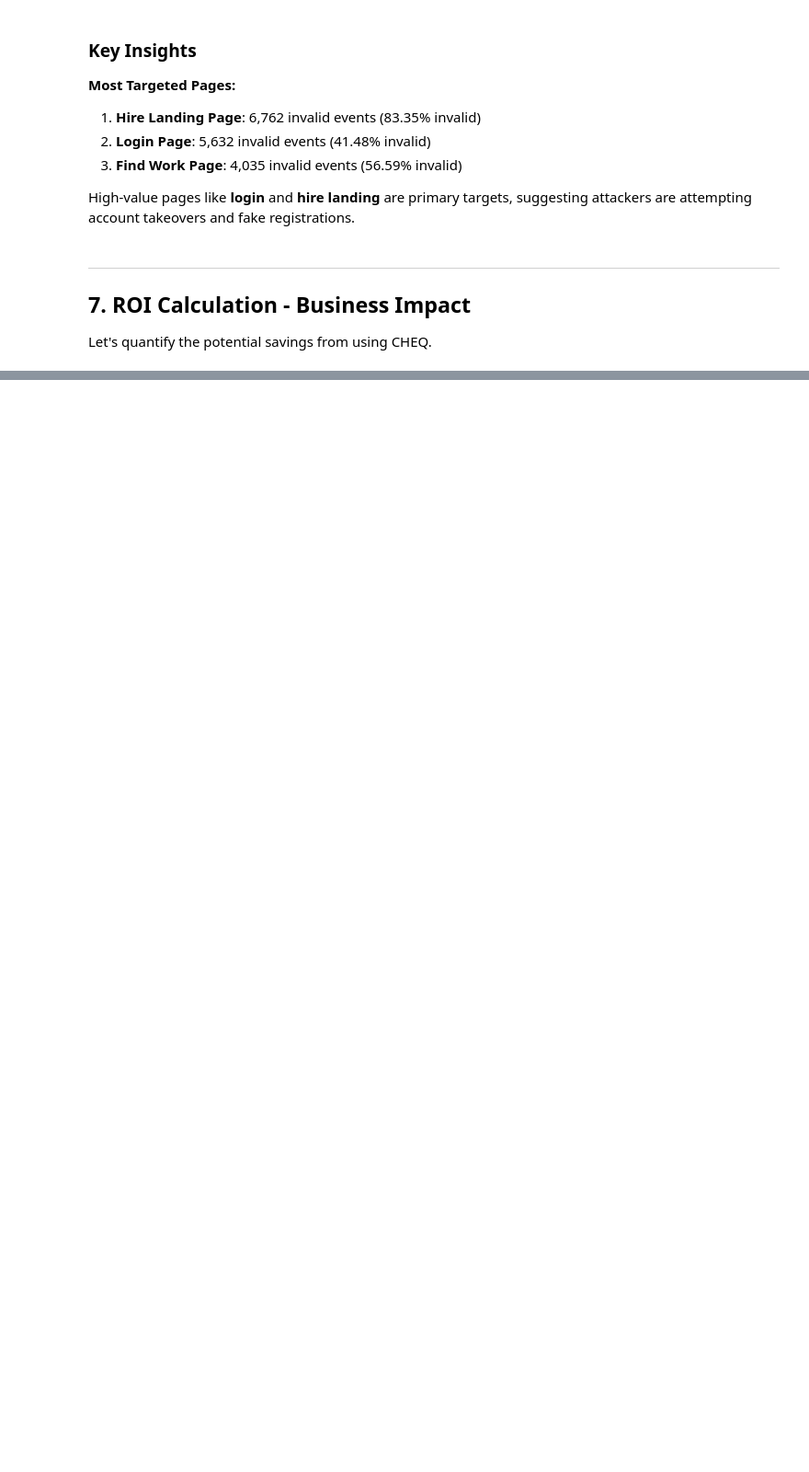
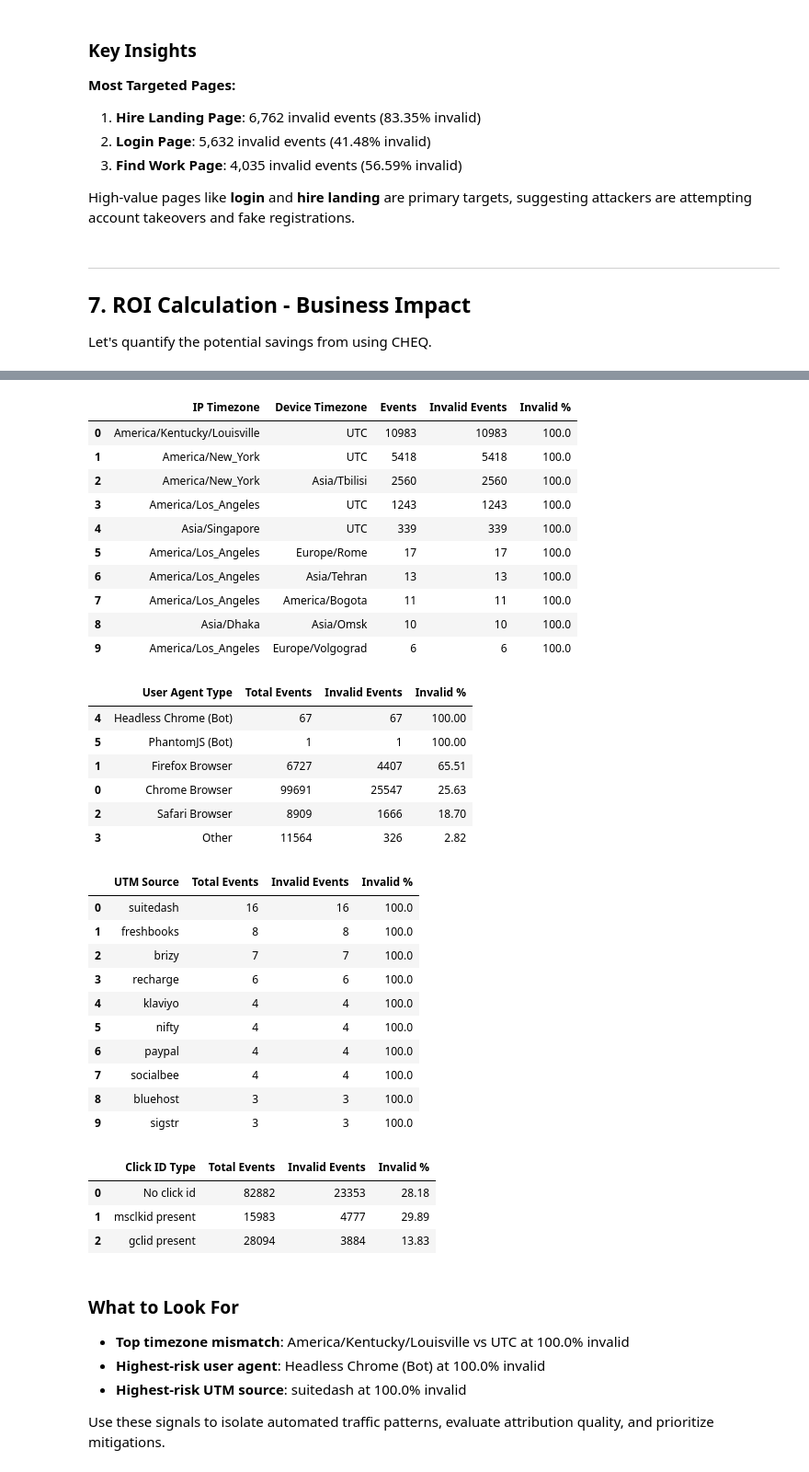
Before and after one commit to robertstanislauszokupski/cheq-traffic-analysis, a Jupyter notebook: DEMO.ipynb, the cells around one changed output, grey strips where cells are left out. Shown at 92% size. Saved outputs shown, nothing was run; the diff lists cells and outputs as text; code cells hidden in the pictures; blank space fills up the shorter version.

```diff
--- a/DEMO.ipynb
+++ b/DEMO.ipynb
@@ -542,3 +556,80 @@ display(Markdown(f"###  Financial Analysis\n\n{verdict}\n\n**Summary:**\n- **{to
+# %%
+display(Markdown("*Note:* Drill-down tables show rows with at least 25 events to reduce small-sample noise."))
+
+geo_results = db.execute_query(queries.GEO_DEVICE_MISMATCH)
+df_geo = pd.DataFrame(geo_results, columns=['IP Timezone', 'Device Timezone', 'Events', 'Invalid Events', 'Invalid %'])
+df_geo_sorted = df_geo.sort_values(['Invalid %', 'Events'], ascending=False)
+
+display(df_geo_sorted.head(10))
+
+ua_results = db.execute_query(queries.USER_AGENT_ANALYSIS)
+df_ua = pd.DataFrame(ua_results, columns=['User Agent Type', 'Total Events', 'Invalid Events', 'Invalid %'])
+df_ua_sorted = df_ua.sort_values('Invalid %', ascending=False)
+
+display(df_ua_sorted.head(10))
+
+utm_results = db.execute_query(queries.UTM_SOURCE_INVALID)
+df_utm = pd.DataFrame(utm_results, columns=['UTM Source', 'Total Events', 'Invalid Events', 'Invalid %'])
+
+display(df_utm)
+
+click_results = db.execute_query(queries.CLICK_ID_INVALID)
+df_click = pd.DataFrame(click_results, columns=['Click ID Type', 'Total Events', 'Invalid Events', 'Invalid %'])
+
+display(df_click)
+
+top_geo = df_geo_sorted.iloc[0]
+top_ua = df_ua_sorted.iloc[0]
+top_utm = df_utm.iloc[0]
+
+display(Markdown(
+    "### What to Look For\n\n"
+    f"- **Top timezone mismatch**: {top_geo['IP Timezone']} vs {top_geo['Device Timezone']} at {top_geo['Invalid %']:.1f}% invalid\n"
+    f"- **Highest-risk user agent**: {top_ua['User Agent Type']} at {top_ua['Invalid %']:.1f}% invalid\n"
+    f"- **Highest-risk UTM source**: {top_utm['UTM Source']} at {top_utm['Invalid %']:.1f}% invalid\n\n"
+    "Use these signals to isolate automated traffic patterns, evaluate attribution quality, and prioritize mitigations."
+))
+# %% [output]
+|  | IP Timezone | Device Timezone | Events | Invalid Events | Invalid % |
+| 0 | America/Kentucky/Louisville | UTC | 10983 | 10983 | 100.0 |
+| 1 | America/New_York | UTC | 5418 | 5418 | 100.0 |
+| 2 | America/New_York | Asia/Tbilisi | 2560 | 2560 | 100.0 |
+| 3 | America/Los_Angeles | UTC | 1243 | 1243 | 100.0 |
+| 4 | Asia/Singapore | UTC | 339 | 339 | 100.0 |
+| 5 | America/Los_Angeles | Europe/Rome | 17 | 17 | 100.0 |
+| 6 | America/Los_Angeles | Asia/Tehran | 13 | 13 | 100.0 |
+| 7 | America/Los_Angeles | America/Bogota | 11 | 11 | 100.0 |
+| 8 | Asia/Dhaka | Asia/Omsk | 10 | 10 | 100.0 |
+| 9 | America/Los_Angeles | Europe/Volgograd | 6 | 6 | 100.0 |
+|  | User Agent Type | Total Events | Invalid Events | Invalid % |
+| 4 | Headless Chrome (Bot) | 67 | 67 | 100.00 |
+| 5 | PhantomJS (Bot) | 1 | 1 | 100.00 |
+| 1 | Firefox Browser | 6727 | 4407 | 65.51 |
+| 0 | Chrome Browser | 99691 | 25547 | 25.63 |
+| 2 | Safari Browser | 8909 | 1666 | 18.70 |
+| 3 | Other | 11564 | 326 | 2.82 |
+|  | UTM Source | Total Events | Invalid Events | Invalid % |
+| 0 | suitedash | 16 | 16 | 100.0 |
+| 1 | freshbooks | 8 | 8 | 100.0 |
+| 2 | brizy | 7 | 7 | 100.0 |
+| 3 | recharge | 6 | 6 | 100.0 |
+| 4 | klaviyo | 4 | 4 | 100.0 |
+| 5 | nifty | 4 | 4 | 100.0 |
+| 6 | paypal | 4 | 4 | 100.0 |
+| 7 | socialbee | 4 | 4 | 100.0 |
+| 8 | bluehost | 3 | 3 | 100.0 |
+| 9 | sigstr | 3 | 3 | 100.0 |
+|  | Click ID Type | Total Events | Invalid Events | Invalid % |
+| 0 | No click id | 82882 | 23353 | 28.18 |
+| 1 | msclkid present | 15983 | 4777 | 29.89 |
+| 2 | gclid present | 28094 | 3884 | 13.83 |
+### What to Look For
+
+- **Top timezone mismatch**: America/Kentucky/Louisville vs UTC at 100.0% invalid
+- **Highest-risk user agent**: Headless Chrome (Bot) at 100.0% invalid
+- **Highest-risk UTM source**: suitedash at 100.0% invalid
+
+Use these signals to isolate automated traffic patterns, evaluate attribution quality, and prioritize mitigations.
 # %% [markdown]
 ---
 
```
Also changed, not shown: parts of 11 cells of this notebook, 5 other files.
